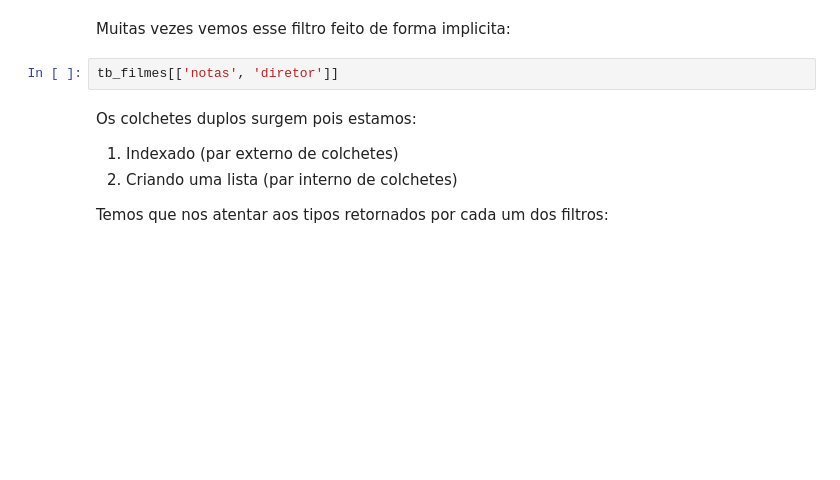
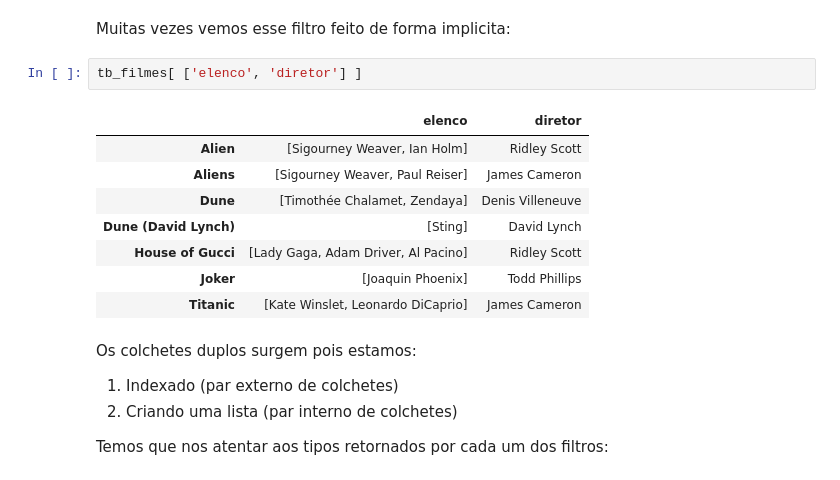
Before and after one commit to sadguilherme/99_PT_JAN2023, a Jupyter notebook: aulas/20230131 Intro to Pandas.ipynb, the cells around one changed output. Saved outputs shown, nothing was run; the diff lists cells and outputs as text; blank space fills up the shorter version.

```diff
--- a/aulas/20230131 Intro to Pandas.ipynb
+++ b/aulas/20230131 Intro to Pandas.ipynb
@@ -379,7 +820,16 @@ tb_filmes[lista_colunas]
 # %% [markdown]
 Muitas vezes vemos esse filtro feito de forma implicita:
 # %%
-tb_filmes[['notas', 'diretor']]
+tb_filmes[ ['elenco', 'diretor'] ]
+# %% [output]
+|  | elenco | diretor |
+| Alien | [Sigourney Weaver, Ian Holm] | Ridley Scott |
+| Aliens | [Sigourney Weaver, Paul Reiser] | James Cameron |
+| Dune | [Timothée Chalamet, Zendaya] | Denis Villeneuve |
+| Dune (David Lynch) | [Sting] | David Lynch |
+| House of Gucci | [Lady Gaga, Adam Driver, Al Pacino] | Ridley Scott |
+| Joker | [Joaquin Phoenix] | Todd Phillips |
+| Titanic | [Kate Winslet, Leonardo DiCaprio] | James Cameron |
 # %% [markdown]
 Os colchetes duplos surgem pois estamos:
 
```
Also changed, not shown: parts of 124 cells of this notebook.
